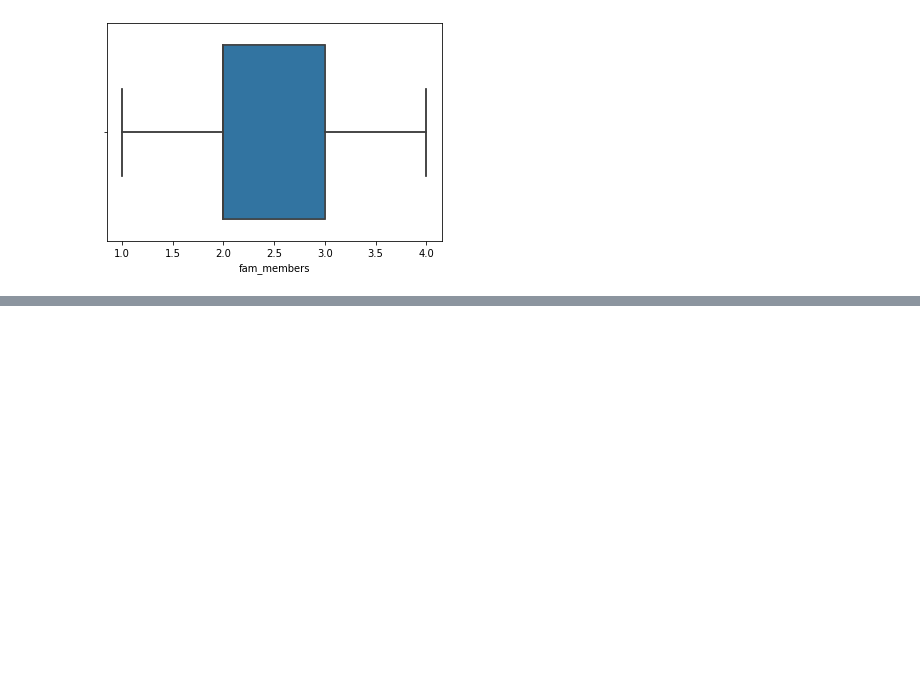
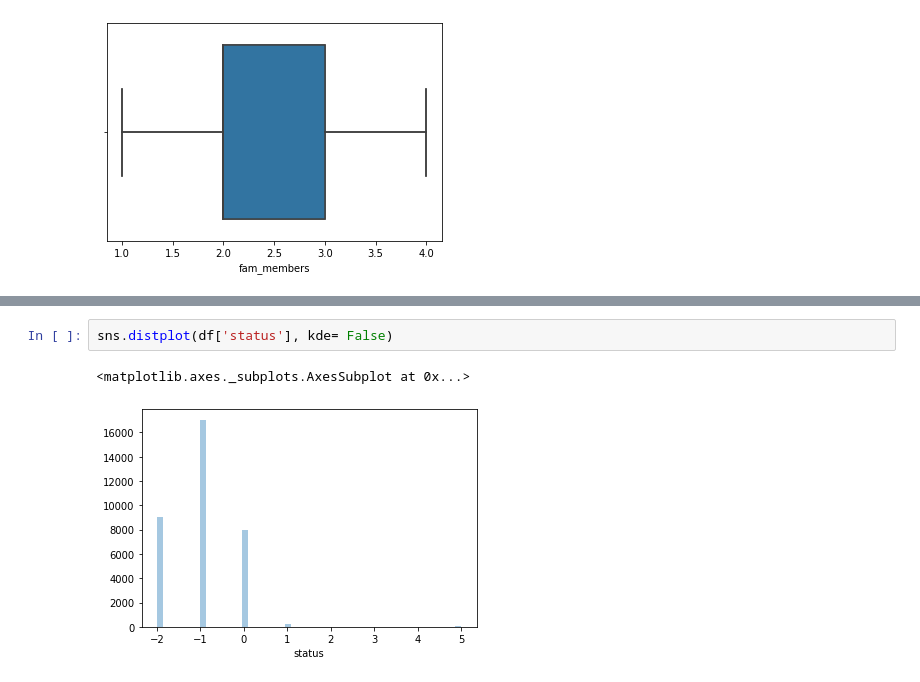
Before and after one commit to difercast/credit-card-risk-management, a Jupyter notebook: src/2-eda-featuring-eng.ipynb, the cells around one changed output, grey strips where cells are left out. Drawn from its saved outputs; the diff is of its cells as text; blank space fills up the shorter version.

```diff
--- a/src/2-eda-featuring-eng.ipynb
+++ b/src/2-eda-featuring-eng.ipynb
@@ -310,0 +330,5 @@ sns.boxplot(df['fam_members'])
+# %%
+sns.distplot(df['status'], kde= False)
+# %% [output]
+<matplotlib.axes._subplots.AxesSubplot at 0x...>
+[figure, added]
```
Also changed, not shown: parts of 5 cells of this notebook.
